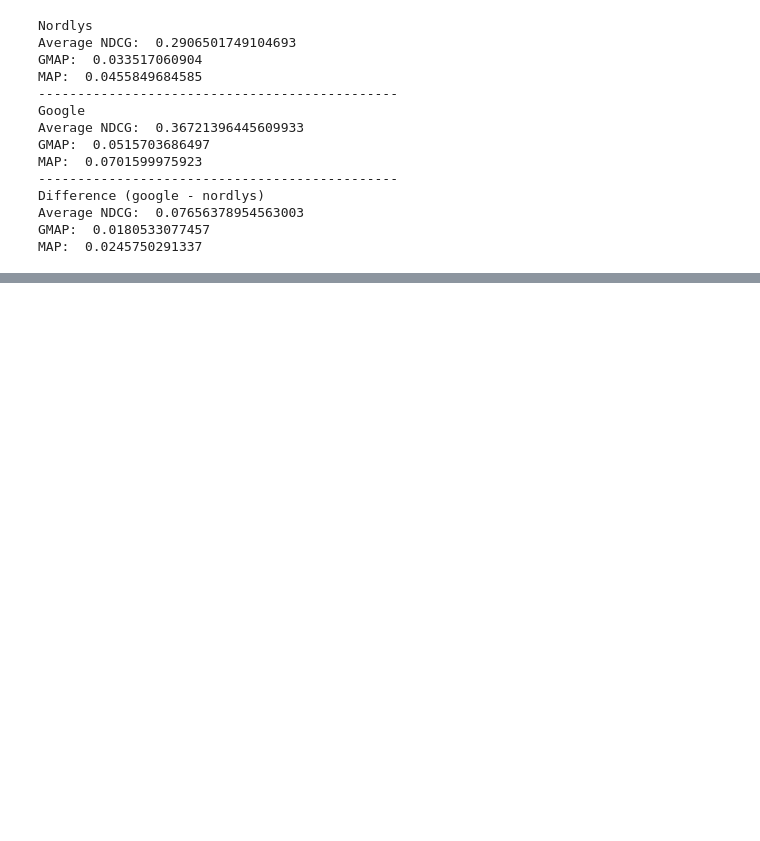
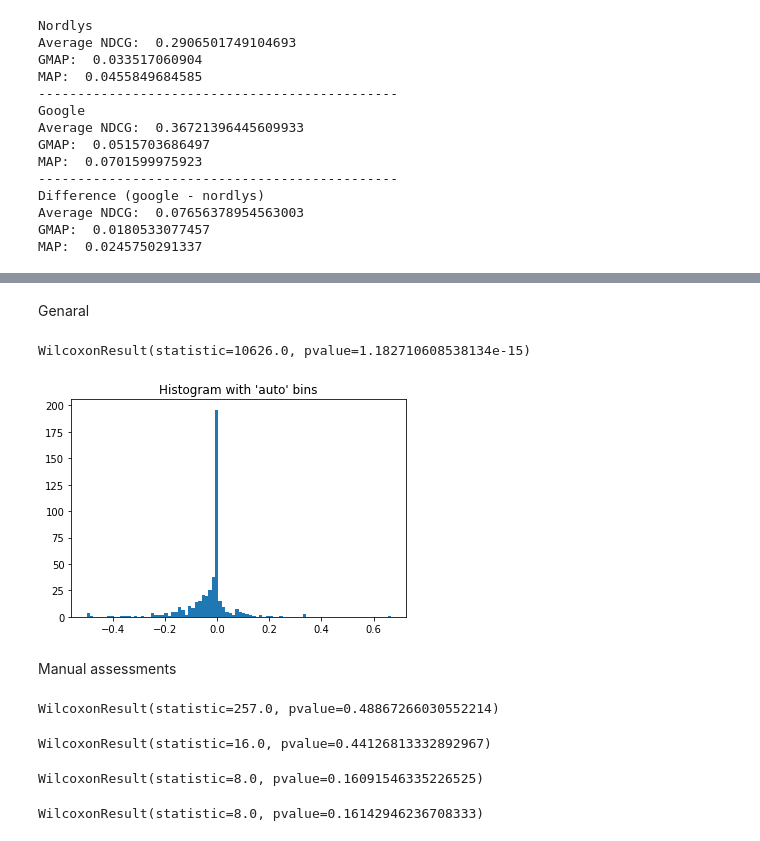
Before and after one commit to arumie/InformationRetrievalProject, a Jupyter notebook: Information_Retrieval_Project.ipynb, the cells around one changed output, grey strips where cells are left out. Drawn from its saved outputs; the diff is of its cells as text; code cells hidden in the pictures; blank space fills up the shorter version.

Commit message:
statistic test

```diff
--- a/Information_Retrieval_Project.ipynb
+++ b/Information_Retrieval_Project.ipynb
@@ -439,0 +447,24 @@ MAP:  0.0245750291337
+# %%
+def stat_test(nordlys, google, k):
+    df = pd.DataFrame()
+    list_avep_nordlys=[]
+    list_avep_google= []
+    count_nordlys = 0
+    count_google = 0
+    zeroprecs = 0
+    for q in nordlys:
+        addition_nordlys = AveP(q,nordlys,k)
+        list_avep_nordlys.append(addition_nordlys)
+        addition_google = AveP(q,google,k)
+        list_avep_google.append(addition_google)
+        if addition_nordlys > 0:
+            count_nordlys += 1
+        if addition_google > 0:
+            count_google += 1
+
+    df["Nordlys"]= list_avep_nordlys
+    df["Google"]= list_avep_google
+    differenza = df["Google"] - df["Nordlys"]
+    return(differenza)
+# %% [markdown]
+Genaral
@@ -439,0 +473,28 @@ MAP:  0.0245750291337
+# %%
+stats.wilcoxon(stat_test(Nordlys_queries, Google_queries, 10))
+# %% [output]
+WilcoxonResult(statistic=10626.0, pvalue=1.182710608538134e-15)
+# %%
+plt.hist(stat_test(Nordlys_queries, Google_queries, 10), bins='auto')
+plt.title("Histogram with 'auto' bins")
+plt.show()
+# %% [output]
+[figure, added]
+# %% [markdown]
+Manual assessments
+# %%
+stats.wilcoxon(stat_test(manual_nordlys, manual_google, 10))
+# %% [output]
+WilcoxonResult(statistic=257.0, pvalue=0.48867266030552214)
+# %%
+stats.wilcoxon(stat_test(manual_nordlys_INEX, manual_google_INEX, 10))
+# %% [output]
+WilcoxonResult(statistic=16.0, pvalue=0.44126813332892967)
+# %%
+stats.wilcoxon(stat_test(manual_nordlys_QALD2, manual_google_QALD2, 5))
+# %% [output]
+WilcoxonResult(statistic=8.0, pvalue=0.16091546335226525)
+# %%
+stats.wilcoxon(stat_test(manual_nordlys_TREC, manual_google_TREC, 5))
+# %% [output]
+WilcoxonResult(statistic=8.0, pvalue=0.16142946236708333)
```
Also changed, not shown: parts of 6 cells of this notebook, 1 other file.
